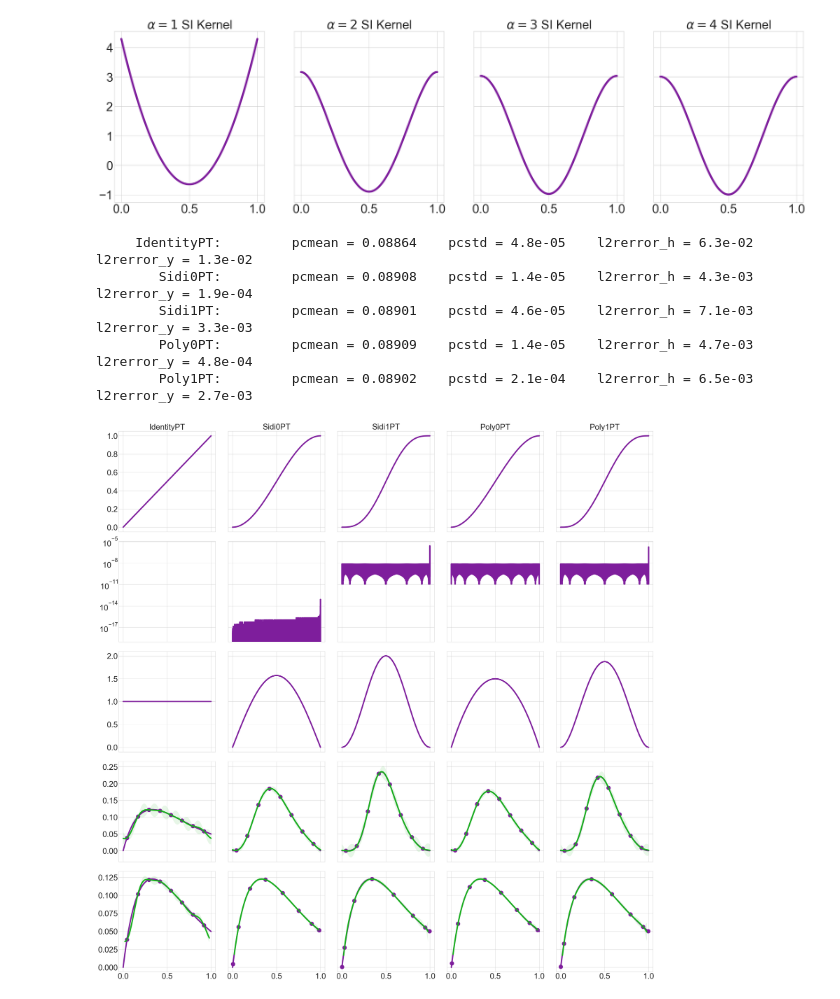
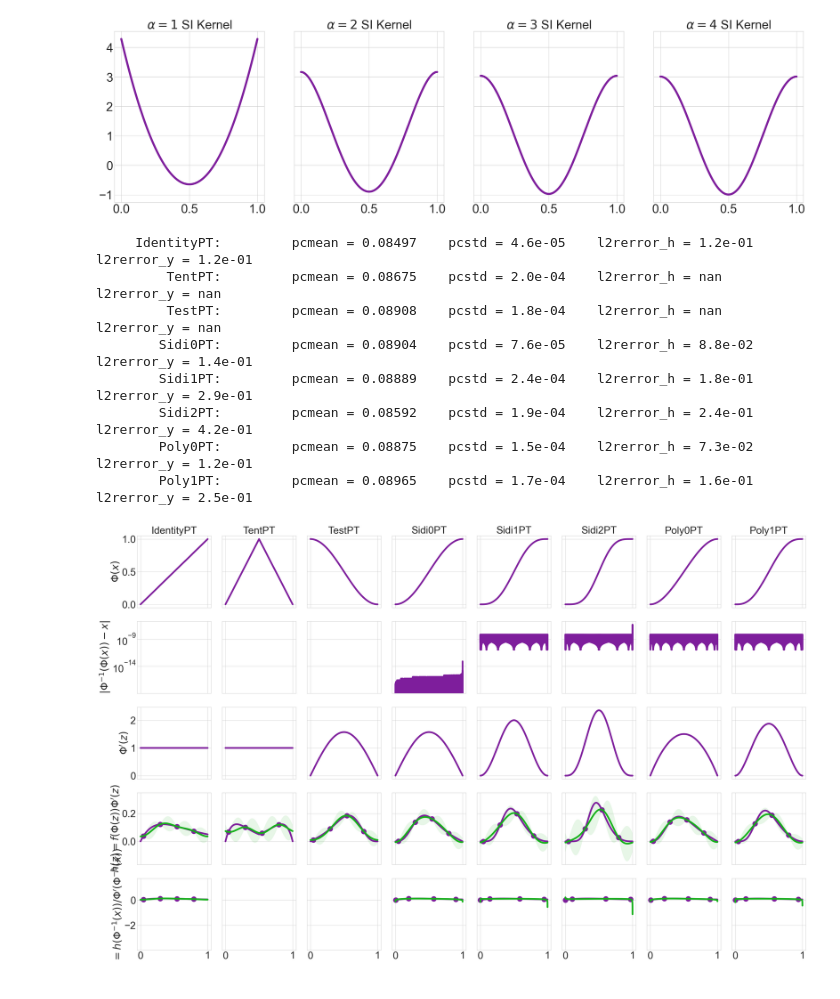
Before and after one commit to alegresor/fastgps, a Jupyter notebook: docs/examples/simple/periodization.ipynb, the cells around one changed output. Cells and saved outputs as stored; diff of their text form; code cells hidden in the pictures.

```diff
--- a/docs/examples/simple/periodization.ipynb
+++ b/docs/examples/simple/periodization.ipynb
@@ -82,6 +85,12 @@ class PTransform:
     def weight(self, x):
         return torch.exp(self.logweight(x))
 
+class TentPT(PTransform):
+    def _tf(self, x):
+        return 1-2*torch.abs(x-1/2)
+    def _weight_full(self, x):
+        return torch.ones_like(x)
+
 class IdentityPT(PTransform):
     def _tf(self, x):
         return x
@@ -89,13 +98,6 @@ class IdentityPT(PTransform):
         return torch.ones_like(x)
     def _inv(self, xt):
         return xt
-
-class TentPT(PTransform):
-    def _tf(self, x):
-        return 1-2*torch.abs(x-1/2)
-    def _weight_full(self, x):
-        return torch.ones_like(x)
-
 
 class Monotone01PTTransform(PTransform):
     def _inv(self, xt, errortol=1e-8):
@@ -155,6 +157,13 @@ class Sidi4PT(Monotone01PTTransform):
         return 1/4*(19+18*COS(PI*x)+3*COS(2*PI*x))*SIN(PI*x/2)**6
     def _weight_full(self, x):
         return 15/16*PI*SIN(PI*x)**5
+
+import scipy.stats
+class TestPT(PTransform):
+    def _tf(self, x):
+        return 1/2*(COS(PI*x)+1)
+    def _weight_full(self, x):
+        return 1/2*PI*SIN(PI*x)
 # %%
 def f(x):
     assert x.ndim==2 and x.shape[-1]==1
@@ -165,10 +174,11 @@ def f(x):
     return y
 ptransforms = [
     IdentityPT(),
-    # TentPT(),
+    TentPT(),
+    TestPT(),
     Sidi0PT(),
     Sidi1PT(),
-    # Sidi2PT(),
+    Sidi2PT(),
     # Sidi3PT(),
     # Sidi4PT(),
     Poly0PT(),
@@ -190,50 +200,62 @@ for i,pt in enumerate(ptransforms):
         if not torch.allclose(ticks,xtickshat):
             maxabsdiffs = absdiffs.max()
             where_maxabsdiff = torch.where(absdiffs==maxabsdiffs)
             #warnings.warn("max abs difference = %.2e at %s"%(maxabsdiffs,where_maxabsdiff))
         ax[1,i].plot(z,absdiffs,label=ptname)
         ax[1,i].set_yscale("log",base=10)
     fgp = fastgps.FastGPLattice(
         kernel = qp.KernelShiftInvar(
             d = 1,
             alpha = 3,
             torchify = True,
         ),
         seqs = qp.Lattice(seed=7),
     )
-    zquery = fgp.get_x_next(2**3)
+    zquery = fgp.get_x_next(2**2)
     xquery = pt.tf(zquery)
     yquery = f(xquery)
     weight = pt.weight(zquery)
     hquery = weight*yquery
     fgp.add_y_next(hquery)
     fgp.fit(verbose=0)
     htick_pmean,htick_pvar,_,htick_ci_low,htick_ci_high = fgp.post_ci(ticks)
-    zticks = pt.inv(ticks)
-    ztickweights = pt.weight(zticks)
-    ytick_pmean = fgp.post_mean(zticks)/ztickweights
-    ytick_pstd = torch.sqrt(fgp.post_var(zticks)/ztickweights**2)
-    ytick_ci_low = ytick_pmean-Z*ytick_pstd
-    ytick_ci_high = ytick_pmean+Z*ytick_pstd
-    l2rerror_h = torch.linalg.norm(htick_pmean-hticks)/torch.linalg.norm(hticks)
-    l2rerror_y = torch.linalg.norm((ytick_pmean-yticks)[1000:-1000])/torch.linalg.norm(yticks)
-    print("%15s:\t pcmean = %-10.5f pcstd = %-10.1e l2rerror_h = %-10.1e l2rerror_y = %-10.1e"%(ptname,fgp.post_cubature_mean(),torch.sqrt(fgp.post_cubature_var()),l2rerror_h,l2rerror_y))
     ax[0,i].plot(ticks,z[:,0])
     ax[2,i].plot(ticks,tickweight)
     ax[3,i].plot(ticks,hticks)
     ax[3,i].plot(ticks,htick_pmean)
     ax[3,i].scatter(zquery,hquery)
     ax[3,i].fill_between(ticks[:,0],htick_ci_low,htick_ci_high,alpha=.1)
-    ax[4,i].plot(ticks,yticks)
-    ax[4,i].plot(ticks[100:-100],ytick_pmean[100:-100])
-    ax[4,i].scatter(xquery,yquery)
-    ax[4,i].fill_between(ticks[100:-100,0],ytick_ci_low[100:-100],ytick_ci_high[100:-100],alpha=.1)
     ax[0,i].set_title(ptname)
+    if hasattr(pt,"_inv"):
+        zticks = pt.inv(ticks)
+        ztickweights = pt.weight(zticks)
+        ytick_pmean = fgp.post_mean(zticks)/ztickweights
+        ytick_pstd = torch.sqrt(fgp.post_var(zticks)/ztickweights**2)
+        ytick_ci_low = ytick_pmean-Z*ytick_pstd
+        ytick_ci_high = ytick_pmean+Z*ytick_pstd
+        l2rerror_h = torch.linalg.norm(htick_pmean-hticks)/torch.linalg.norm(hticks)
+        l2rerror_y = torch.linalg.norm((ytick_pmean-yticks))/torch.linalg.norm(yticks)
+        ax[4,i].plot(ticks,yticks)
+        ax[4,i].plot(ticks,ytick_pmean)
+        ax[4,i].scatter(xquery,yquery)
+        ax[4,i].fill_between(ticks[:,0],ytick_ci_low,ytick_ci_high,alpha=.1)
+    else:
+        l2rerror_h = torch.nan
+        l2rerror_y = torch.nan
+    print("%15s:\t pcmean = %-10.5f pcstd = %-10.1e l2rerror_h = %-10.1e l2rerror_y = %-10.1e"%(ptname,fgp.post_cubature_mean(),torch.sqrt(fgp.post_cubature_var()),l2rerror_h,l2rerror_y))
+ax[0,0].set_ylabel(r"$\Phi(x)$")
+ax[1,0].set_ylabel(r"$| \Phi^{-1}(\Phi(x))-x |$")
+ax[2,0].set_ylabel(r"$\Phi'(z)$")
+ax[3,0].set_ylabel(r"$h(z) = f(\Phi(z)) \Phi'(z)$")
+ax[4,0].set_ylabel(r"$f(x) = h(\Phi^{-1}(x)) / \Phi'(\Phi^{-1}(x))$")
 fig.tight_layout()
 # %% [output]
-     IdentityPT:         pcmean = 0.08864    pcstd = 4.8e-05    l2rerror_h = 6.3e-02    l2rerror_y = 1.3e-02
-        Sidi0PT:         pcmean = 0.08908    pcstd = 1.4e-05    l2rerror_h = 4.3e-03    l2rerror_y = 1.9e-04
-        Sidi1PT:         pcmean = 0.08901    pcstd = 4.6e-05    l2rerror_h = 7.1e-03    l2rerror_y = 3.3e-03
-        Poly0PT:         pcmean = 0.08909    pcstd = 1.4e-05    l2rerror_h = 4.7e-03    l2rerror_y = 4.8e-04
-        Poly1PT:         pcmean = 0.08902    pcstd = 2.1e-04    l2rerror_h = 6.5e-03    l2rerror_y = 2.7e-03
+     IdentityPT:         pcmean = 0.08497    pcstd = 4.6e-05    l2rerror_h = 1.2e-01    l2rerror_y = 1.2e-01
+         TentPT:         pcmean = 0.08675    pcstd = 2.0e-04    l2rerror_h = nan        l2rerror_y = nan
+         TestPT:         pcmean = 0.08908    pcstd = 1.8e-04    l2rerror_h = nan        l2rerror_y = nan
+        Sidi0PT:         pcmean = 0.08904    pcstd = 7.6e-05    l2rerror_h = 8.8e-02    l2rerror_y = 1.4e-01
+        Sidi1PT:         pcmean = 0.08889    pcstd = 2.4e-04    l2rerror_h = 1.8e-01    l2rerror_y = 2.9e-01
+        Sidi2PT:         pcmean = 0.08592    pcstd = 1.9e-04    l2rerror_h = 2.4e-01    l2rerror_y = 4.2e-01
+        Poly0PT:         pcmean = 0.08875    pcstd = 1.5e-04    l2rerror_h = 7.3e-02    l2rerror_y = 1.2e-01
+        Poly1PT:         pcmean = 0.08965    pcstd = 1.7e-04    l2rerror_h = 1.6e-01    l2rerror_y = 2.5e-01
-[figure, old version]
+[figure, new version]
```
Also changed, not shown: parts of 1 cell of this notebook, 8 other files.
